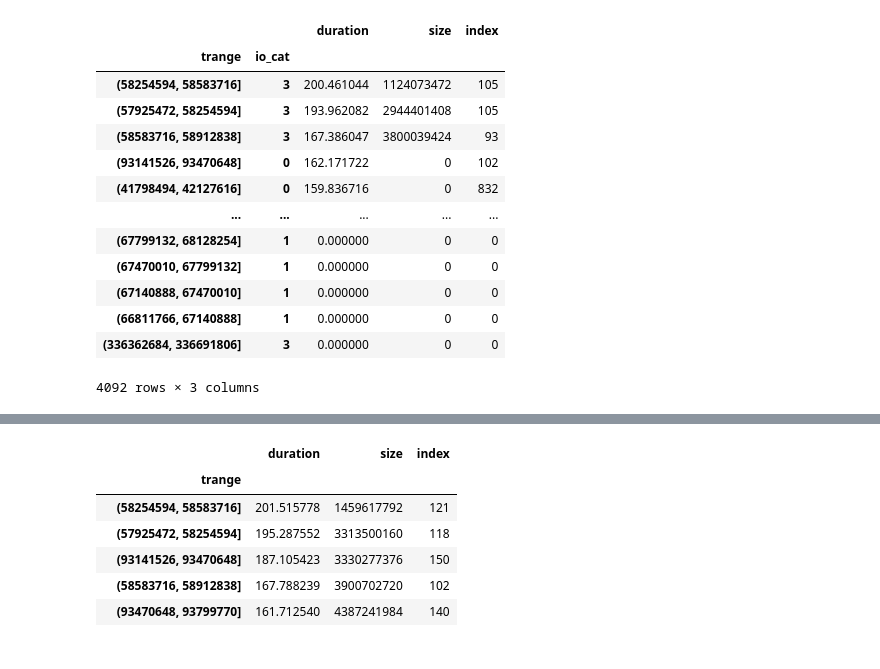
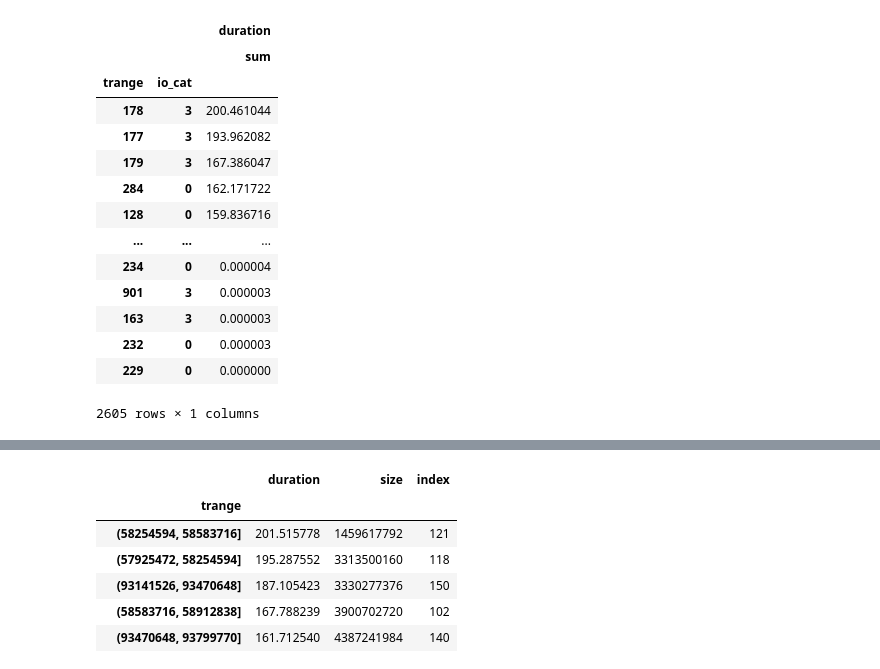
Before and after one commit to izzet/wisio, a Jupyter notebook: notebooks/playground-hacc.ipynb, the cells around one changed output, grey strips where cells are left out. Drawn from its saved outputs; the diff is of its cells as text; code cells hidden in the pictures.

```diff
--- a/notebooks/playground-hacc.ipynb
+++ b/notebooks/playground-hacc.ipynb
@@ -326,5 +382,6 @@ array([        0,    329122,    658244, ..., 336033562, 336362684,
        336691806])
 # %%
 %%time
-ddf = ddf.map_partitions(lambda df: df.assign(trange=pd.cut(df['tmid'], trange, right=True)))
+# ddf = ddf.map_partitions(lambda df: df.assign(trange=pd.cut(df['tmid'], trange, right=True)))
+ddf = ddf.map_partitions(lambda df: df.assign(trange=np.digitize(df['tmid'], trange, right=True)))
 # %% [output]
@@ -333,8 +390,8 @@ Wall time: 49.3 ms
 # %%
 %%time
 trange_agg = ddf \
-    .groupby(['trange','io_cat']) \
-    .agg({'duration':sum,'size':sum,'index':'count'}) \
+    .groupby(['trange', 'io_cat']) \
+    .agg({'duration':[sum]}) \
     .compute()
-trange_agg.sort_values('duration', ascending=False)
+trange_agg.sort_values(('duration', 'sum'), ascending=False)
 # %% [output]
@@ -343,14 +400,15 @@ Wall time: 1.59 s
-|  |  | duration | size | index |
-| trange | io_cat |  |  |  |
-| (58254594, 58583716] | 3 | 200.461044 | 1124073472 | 105 |
-| (57925472, 58254594] | 3 | 193.962082 | 2944401408 | 105 |
-| (58583716, 58912838] | 3 | 167.386047 | 3800039424 | 93 |
-| (93141526, 93470648] | 0 | 162.171722 | 0 | 102 |
-| (41798494, 42127616] | 0 | 159.836716 | 0 | 832 |
-| ... | ... | ... | ... | ... |
-| (67799132, 68128254] | 1 | 0.000000 | 0 | 0 |
-| (67470010, 67799132] | 1 | 0.000000 | 0 | 0 |
-| (67140888, 67470010] | 1 | 0.000000 | 0 | 0 |
-| (66811766, 67140888] | 1 | 0.000000 | 0 | 0 |
-| (336362684, 336691806] | 3 | 0.000000 | 0 | 0 |
+|  |  | duration |
+|  |  | sum |
+| trange | io_cat |  |
+| 178 | 3 | 200.461044 |
+| 177 | 3 | 193.962082 |
+| 179 | 3 | 167.386047 |
+| 284 | 0 | 162.171722 |
+| 128 | 0 | 159.836716 |
+| ... | ... | ... |
+| 234 | 0 | 0.000004 |
+| 901 | 3 | 0.000003 |
+| 163 | 3 | 0.000003 |
+| 232 | 0 | 0.000003 |
+| 229 | 0 | 0.000000 |
-4092 rows × 3 columns
+2605 rows × 1 columns
```
Also changed, not shown: parts of 17 cells of this notebook, 4 other files.
